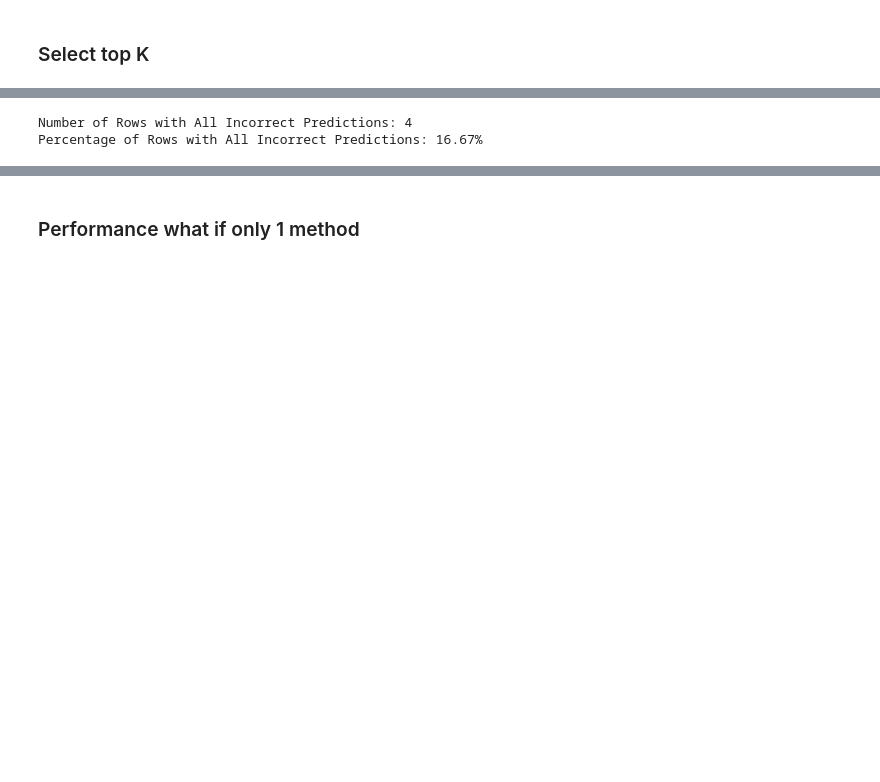
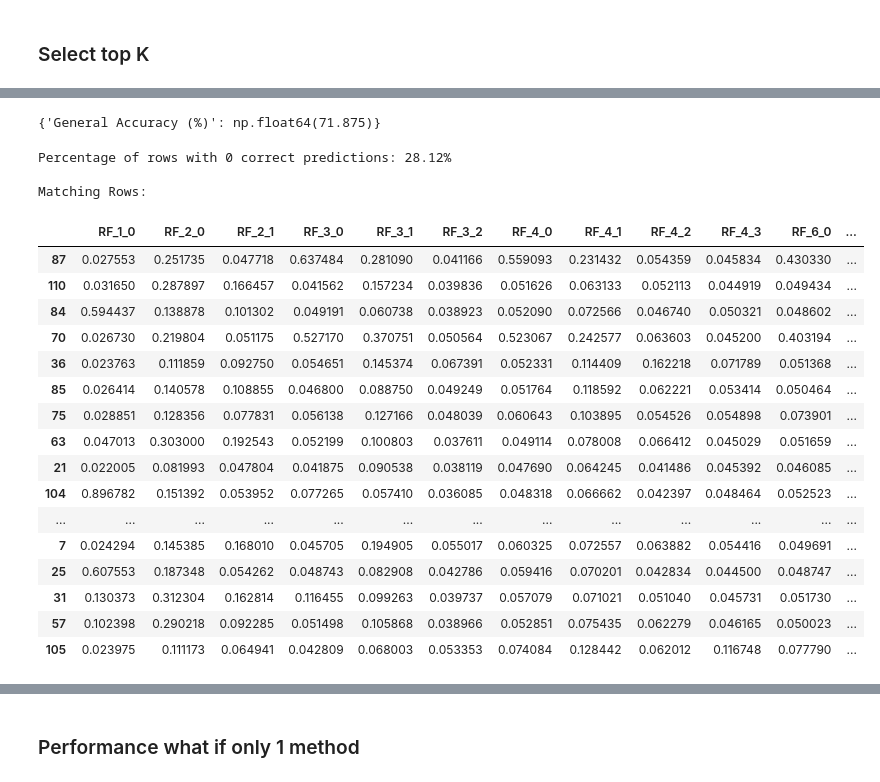
Before and after one commit to lucasgmalheiros/tcc-relax-and-fix, a Jupyter notebook: predict_heuristics/test_multi_label_classification.ipynb, the cells around one changed output, grey strips where cells are left out. Drawn from its saved outputs; the diff is of its cells as text; code cells hidden in the pictures; blank space fills up the shorter version.

```diff
--- a/predict_heuristics/test_multi_label_classification.ipynb
+++ b/predict_heuristics/test_multi_label_classification.ipynb
@@ -226,17 +181,0 @@ Accuracy: 63.89%
-# %%
-# Step 1: Calculate the number of correct predictions per row (instance)
-correct_per_instance = correct_predictions.sum(axis=1)
-
-# Step 2: Identify rows with zero correct predictions
-missed_all = (correct_per_instance == 0).sum()  # Count rows with no correct predictions
-total_instances = len(correct_predictions)  # Total number of rows
-
-# Step 3: Calculate the accuracy for missed rows
-missed_accuracy = (missed_all / total_instances) * 100
-
-# Output the results
-print(f"Number of Rows with All Incorrect Predictions: {missed_all}")
-print(f"Percentage of Rows with All Incorrect Predictions: {missed_accuracy:.2f}%")
-# %% [output]
-Number of Rows with All Incorrect Predictions: 4
-Percentage of Rows with All Incorrect Predictions: 16.67%
@@ -242,0 +246,54 @@ Percentage of Rows with All Incorrect Predictions: 16.67%
+# %%
+TOP_K = 1
+top_k_methods_df_prob = select_top_k_methods(probabilities, y_test, top_k=TOP_K, keep_probabilities=True)
+top_k_methods_df_bin = select_top_k_methods(probabilities, y_test, top_k=TOP_K, keep_probabilities=False)
+evaluate_top_k_predictions(top_k_methods_df_bin, y_test, TOP_K)
+# %% [output]
+{'General Accuracy (%)': np.float64(71.875)}
+# %%
+# Step 1: Element-wise multiplication to find correct predictions
+correct_predictions = top_k_methods_df_bin * y_test
+
+# Step 2: Calculate the number of correct predictions per row
+correct_per_row = correct_predictions.sum(axis=1)
+
+# Step 3: Define the threshold (N) and filter rows where correct predictions >= N
+N = 0 # Replace with your desired value for N
+rows_with_at_least_N_correct = correct_per_row[correct_per_row == N]
+
+# Step 4: Get the percentage of rows meeting the criterion
+total_rows = len(correct_per_row)
+percentage = (len(rows_with_at_least_N_correct) / total_rows) * 100
+
+# Step 5: Display the results
+print(f"Percentage of rows with {N} correct predictions: {percentage:.2f}%")
+
+# Optionally, display these rows for further analysis
+rows_with_N_correct_indices = rows_with_at_least_N_correct.index
+matching_rows = top_k_methods_df_bin.loc[rows_with_N_correct_indices]
+print("\nMatching Rows:")
+# matching_rows
+# %% [output]
+Percentage of rows with 0 correct predictions: 28.12%
+
+Matching Rows:
+# %%
+pd.concat([probabilities.loc[rows_with_N_correct_indices], test_set[['instance']].loc[rows_with_N_correct_indices]], axis=1)
+# %% [output]
+|  | RF_1_0 | RF_2_0 | RF_2_1 | RF_3_0 | RF_3_1 | RF_3_2 | RF_4_0 | RF_4_1 | RF_4_2 | RF_4_3 | RF_6_0 | ... |
+| 87 | 0.027553 | 0.251735 | 0.047718 | 0.637484 | 0.281090 | 0.041166 | 0.559093 | 0.231432 | 0.054359 | 0.045834 | 0.430330 | ... |
+| 110 | 0.031650 | 0.287897 | 0.166457 | 0.041562 | 0.157234 | 0.039836 | 0.051626 | 0.063133 | 0.052113 | 0.044919 | 0.049434 | ... |
+| 84 | 0.594437 | 0.138878 | 0.101302 | 0.049191 | 0.060738 | 0.038923 | 0.052090 | 0.072566 | 0.046740 | 0.050321 | 0.048602 | ... |
+| 70 | 0.026730 | 0.219804 | 0.051175 | 0.527170 | 0.370751 | 0.050564 | 0.523067 | 0.242577 | 0.063603 | 0.045200 | 0.403194 | ... |
+| 36 | 0.023763 | 0.111859 | 0.092750 | 0.054651 | 0.145374 | 0.067391 | 0.052331 | 0.114409 | 0.162218 | 0.071789 | 0.051368 | ... |
+| 85 | 0.026414 | 0.140578 | 0.108855 | 0.046800 | 0.088750 | 0.049249 | 0.051764 | 0.118592 | 0.062221 | 0.053414 | 0.050464 | ... |
+| 75 | 0.028851 | 0.128356 | 0.077831 | 0.056138 | 0.127166 | 0.048039 | 0.060643 | 0.103895 | 0.054526 | 0.054898 | 0.073901 | ... |
+| 63 | 0.047013 | 0.303000 | 0.192543 | 0.052199 | 0.100803 | 0.037611 | 0.049114 | 0.078008 | 0.066412 | 0.045029 | 0.051659 | ... |
+| 21 | 0.022005 | 0.081993 | 0.047804 | 0.041875 | 0.090538 | 0.038119 | 0.047690 | 0.064245 | 0.041486 | 0.045392 | 0.046085 | ... |
+| 104 | 0.896782 | 0.151392 | 0.053952 | 0.077265 | 0.057410 | 0.036085 | 0.048318 | 0.066662 | 0.042397 | 0.048464 | 0.052523 | ... |
+| ... | ... | ... | ... | ... | ... | ... | ... | ... | ... | ... | ... | ... |
+| 7 | 0.024294 | 0.145385 | 0.168010 | 0.045705 | 0.194905 | 0.055017 | 0.060325 | 0.072557 | 0.063882 | 0.054416 | 0.049691 | ... |
+| 25 | 0.607553 | 0.187348 | 0.054262 | 0.048743 | 0.082908 | 0.042786 | 0.059416 | 0.070201 | 0.042834 | 0.044500 | 0.048747 | ... |
+| 31 | 0.130373 | 0.312304 | 0.162814 | 0.116455 | 0.099263 | 0.039737 | 0.057079 | 0.071021 | 0.051040 | 0.045731 | 0.051730 | ... |
+| 57 | 0.102398 | 0.290218 | 0.092285 | 0.051498 | 0.105868 | 0.038966 | 0.052851 | 0.075435 | 0.062279 | 0.046165 | 0.050023 | ... |
+| 105 | 0.023975 | 0.111173 | 0.064941 | 0.042809 | 0.068003 | 0.053353 | 0.074084 | 0.128442 | 0.062012 | 0.116748 | 0.077790 | ... |
```
Also changed, not shown: parts of 22 cells of this notebook, 2 other files.
